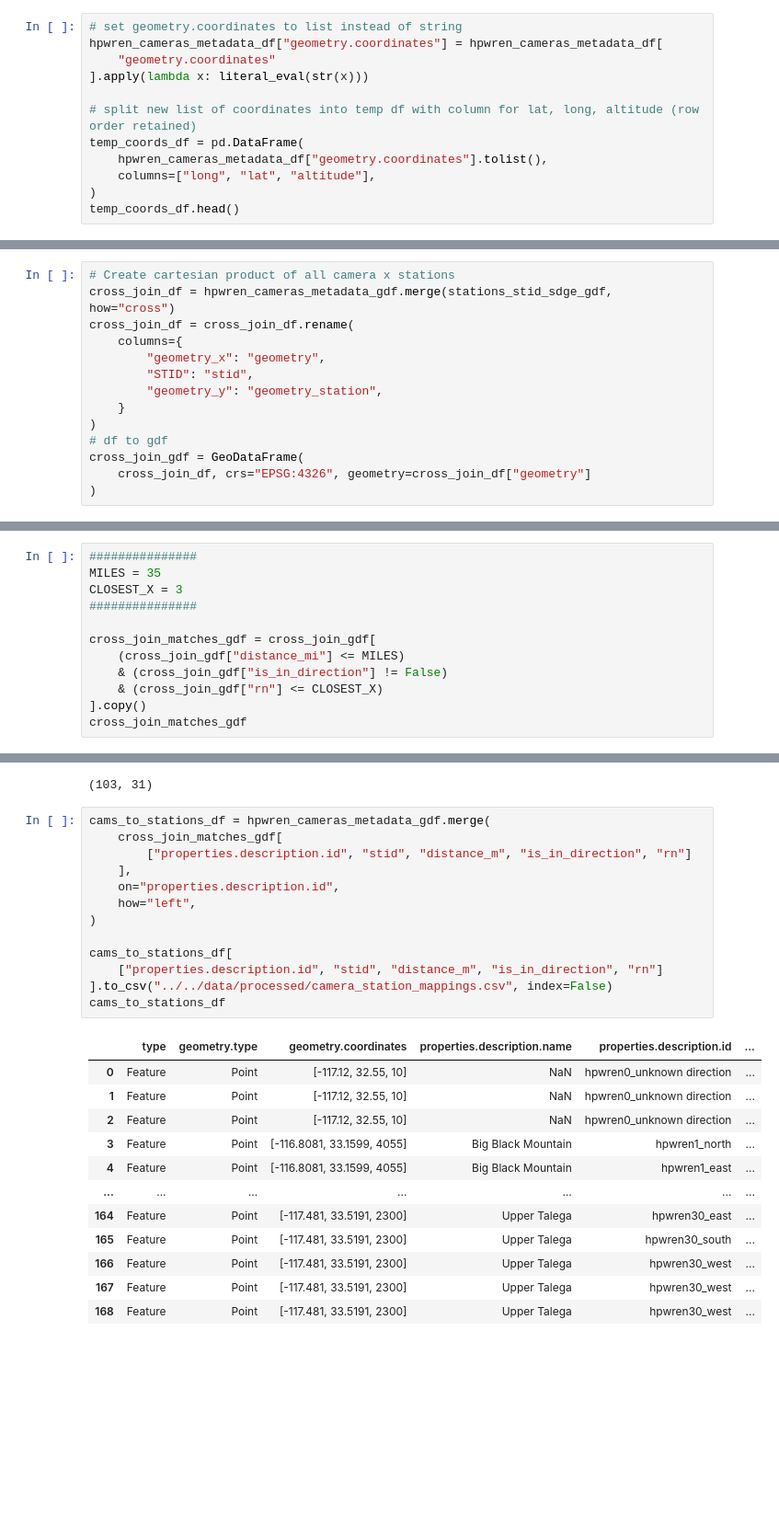
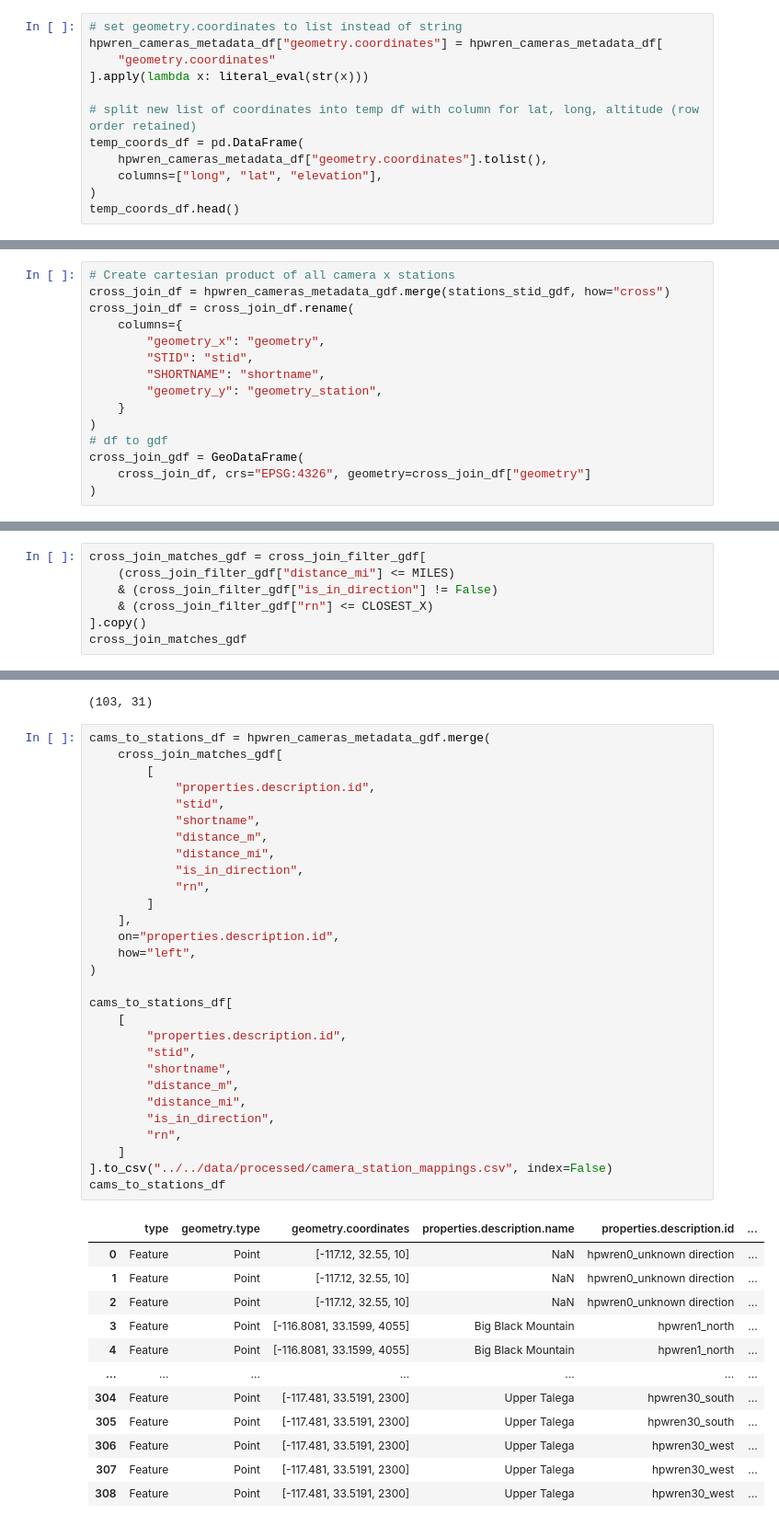
Before and after one commit to shaneluna/smokeynet-engineering, a Jupyter notebook: notebooks/weather/weather_process.ipynb, the cells around one changed output, grey strips where cells are left out. Shown at 92% size. Saved outputs shown, nothing was run; the diff lists cells and outputs as text; blank space fills up the shorter version.

```diff
--- a/notebooks/weather/weather_process.ipynb
+++ b/notebooks/weather/weather_process.ipynb
@@ -177,7 +137,7 @@ hpwren_cameras_metadata_df["geometry.coordinates"] = hpwren_cameras_metadata_df[
 # split new list of coordinates into temp df with column for lat, long, altitude (row order retained)
 temp_coords_df = pd.DataFrame(
     hpwren_cameras_metadata_df["geometry.coordinates"].tolist(),
-    columns=["long", "lat", "altitude"],
+    columns=["long", "lat", "elevation"],
 )
 temp_coords_df.head()
 # %% [output]
@@ -274,11 +234,12 @@ Num cross product: 22145
 #### Create cartesian product of cameras x stations and calc distance, is in camera direction, and row num
 # %%
 # Create cartesian product of all camera x stations
-cross_join_df = hpwren_cameras_metadata_gdf.merge(stations_stid_sdge_gdf, how="cross")
+cross_join_df = hpwren_cameras_metadata_gdf.merge(stations_stid_gdf, how="cross")
 cross_join_df = cross_join_df.rename(
     columns={
         "geometry_x": "geometry",
         "STID": "stid",
+        "SHORTNAME": "shortname",
         "geometry_y": "geometry_station",
     }
 )
@@ -361,13 +346,8 @@ cross_join_gdf
 # %%
-###############
-MILES = 35
-CLOSEST_X = 3
-###############
-
-cross_join_matches_gdf = cross_join_gdf[
-    (cross_join_gdf["distance_mi"] <= MILES)
-    & (cross_join_gdf["is_in_direction"] != False)
-    & (cross_join_gdf["rn"] <= CLOSEST_X)
+cross_join_matches_gdf = cross_join_filter_gdf[
+    (cross_join_filter_gdf["distance_mi"] <= MILES)
+    & (cross_join_filter_gdf["is_in_direction"] != False)
+    & (cross_join_filter_gdf["rn"] <= CLOSEST_X)
 ].copy()
 cross_join_matches_gdf
 # %% [output]
@@ -393,26 +373,42 @@ hpwren_cameras_metadata_gdf.shape
 # %%
 cams_to_stations_df = hpwren_cameras_metadata_gdf.merge(
     cross_join_matches_gdf[
-        ["properties.description.id", "stid", "distance_m", "is_in_direction", "rn"]
+        [
+            "properties.description.id",
+            "stid",
+            "shortname",
+            "distance_m",
+            "distance_mi",
+            "is_in_direction",
+            "rn",
+        ]
     ],
     on="properties.description.id",
     how="left",
 )
 
 cams_to_stations_df[
-    ["properties.description.id", "stid", "distance_m", "is_in_direction", "rn"]
+    [
+        "properties.description.id",
+        "stid",
+        "shortname",
+        "distance_m",
+        "distance_mi",
+        "is_in_direction",
+        "rn",
+    ]
 ].to_csv("../../data/processed/camera_station_mappings.csv", index=False)
 cams_to_stations_df
 # %% [output]
 |  | type | geometry.type | geometry.coordinates | properties.description.name | properties.description.id | ... |
 | 0 | Feature | Point | [-117.12, 32.55, 10] | NaN | hpwren0_unknown direction | ... |
 | 1 | Feature | Point | [-117.12, 32.55, 10] | NaN | hpwren0_unknown direction | ... |
 | 2 | Feature | Point | [-117.12, 32.55, 10] | NaN | hpwren0_unknown direction | ... |
 | 3 | Feature | Point | [-116.8081, 33.1599, 4055] | Big Black Mountain | hpwren1_north | ... |
-| 4 | Feature | Point | [-116.8081, 33.1599, 4055] | Big Black Mountain | hpwren1_east | ... |
+| 4 | Feature | Point | [-116.8081, 33.1599, 4055] | Big Black Mountain | hpwren1_north | ... |
 | ... | ... | ... | ... | ... | ... | ... |
-| 164 | Feature | Point | [-117.481, 33.5191, 2300] | Upper Talega | hpwren30_east | ... |
-| 165 | Feature | Point | [-117.481, 33.5191, 2300] | Upper Talega | hpwren30_south | ... |
-| 166 | Feature | Point | [-117.481, 33.5191, 2300] | Upper Talega | hpwren30_west | ... |
-| 167 | Feature | Point | [-117.481, 33.5191, 2300] | Upper Talega | hpwren30_west | ... |
-| 168 | Feature | Point | [-117.481, 33.5191, 2300] | Upper Talega | hpwren30_west | ... |
+| 304 | Feature | Point | [-117.481, 33.5191, 2300] | Upper Talega | hpwren30_south | ... |
+| 305 | Feature | Point | [-117.481, 33.5191, 2300] | Upper Talega | hpwren30_south | ... |
+| 306 | Feature | Point | [-117.481, 33.5191, 2300] | Upper Talega | hpwren30_west | ... |
+| 307 | Feature | Point | [-117.481, 33.5191, 2300] | Upper Talega | hpwren30_west | ... |
+| 308 | Feature | Point | [-117.481, 33.5191, 2300] | Upper Talega | hpwren30_west | ... |
```
Also changed, not shown: parts of 46 cells of this notebook, 5 other files.
